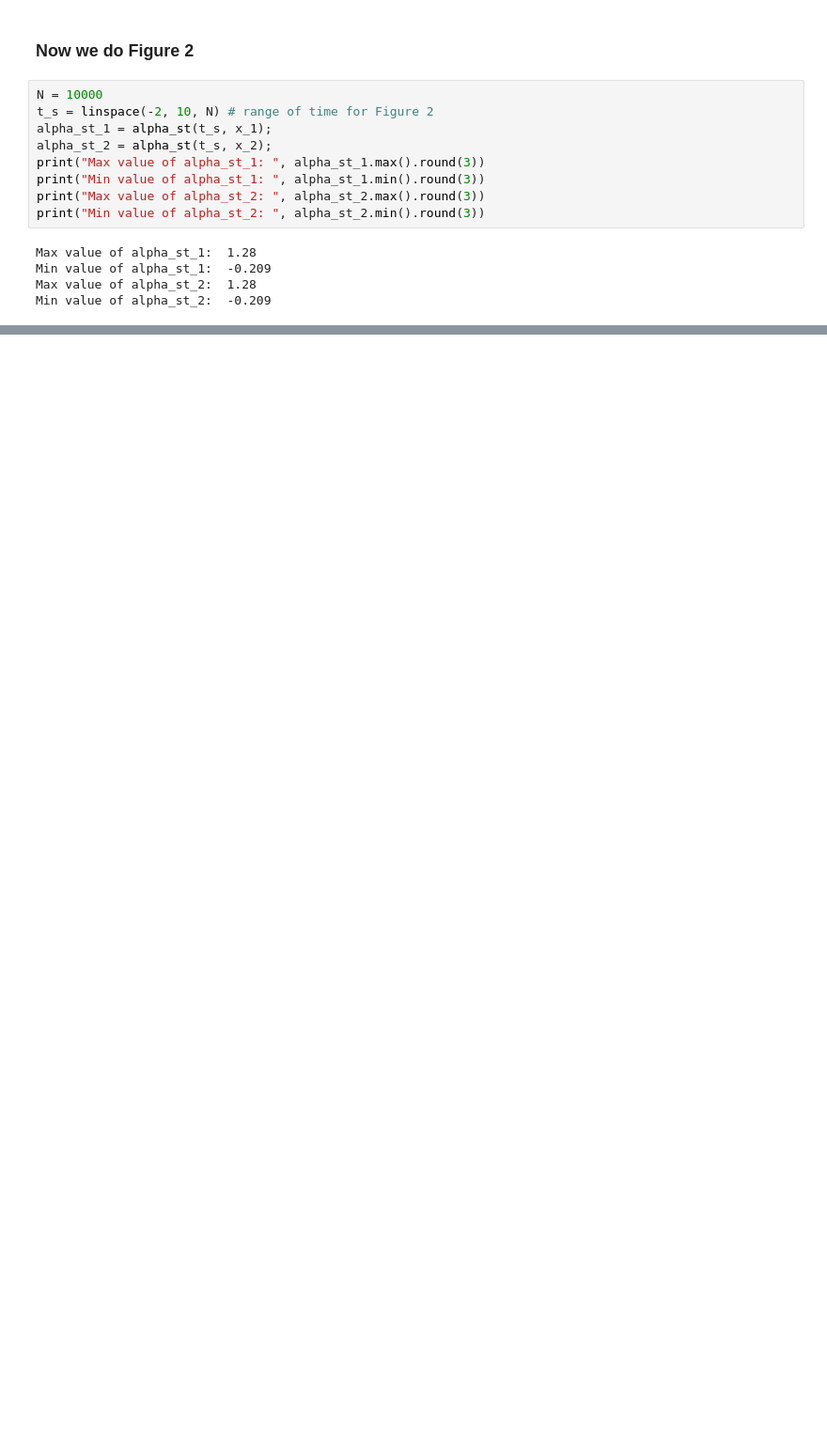
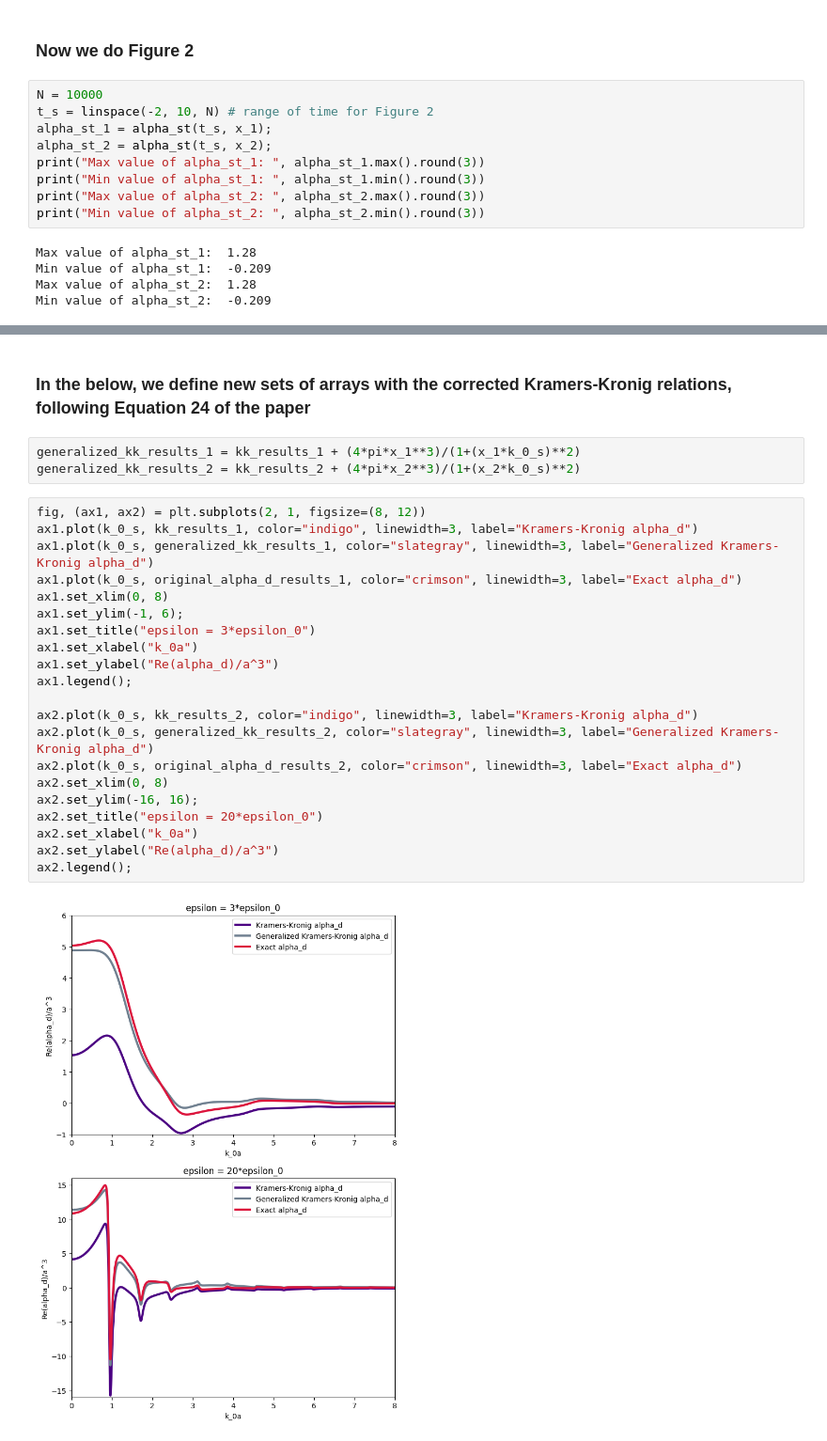
Before and after one commit to AliGhorashiCMT/Coherent-Perfect-Absorption, a Jupyter notebook: spheres/Generalized Kramers Kronig.ipynb, the cells around one changed output, grey strips where cells are left out. Shown at 94% size. Cells and saved outputs as stored; diff of their text form; blank space fills up the shorter version.

Commit message:
finalized Andrea paper jupyter notebook

```diff
--- a/spheres/Generalized Kramers Kronig.ipynb
+++ b/spheres/Generalized Kramers Kronig.ipynb
@@ -137,0 +230,28 @@ ax.set_title("Polarizability in the time domain");
+# %% [markdown]
+### In the below, we define new sets of arrays with the corrected Kramers-Kronig relations, following Equation 24 of the paper
+# %%
+generalized_kk_results_1 = kk_results_1 + (4*pi*x_1**3)/(1+(x_1*k_0_s)**2)
+generalized_kk_results_2 = kk_results_2 + (4*pi*x_2**3)/(1+(x_2*k_0_s)**2)
+# %%
+fig, (ax1, ax2) = plt.subplots(2, 1, figsize=(8, 12))
+ax1.plot(k_0_s, kk_results_1, color="indigo", linewidth=3, label="Kramers-Kronig alpha_d")
+ax1.plot(k_0_s, generalized_kk_results_1, color="slategray", linewidth=3, label="Generalized Kramers-Kronig alpha_d")
+ax1.plot(k_0_s, original_alpha_d_results_1, color="crimson", linewidth=3, label="Exact alpha_d")
+ax1.set_xlim(0, 8)
+ax1.set_ylim(-1, 6);
+ax1.set_title("epsilon = 3*epsilon_0")
+ax1.set_xlabel("k_0a")
+ax1.set_ylabel("Re(alpha_d)/a^3")
+ax1.legend();
+
+ax2.plot(k_0_s, kk_results_2, color="indigo", linewidth=3, label="Kramers-Kronig alpha_d")
+ax2.plot(k_0_s, generalized_kk_results_2, color="slategray", linewidth=3, label="Generalized Kramers-Kronig alpha_d")
+ax2.plot(k_0_s, original_alpha_d_results_2, color="crimson", linewidth=3, label="Exact alpha_d")
+ax2.set_xlim(0, 8)
+ax2.set_ylim(-16, 16);
+ax2.set_title("epsilon = 20*epsilon_0")
+ax2.set_xlabel("k_0a")
+ax2.set_ylabel("Re(alpha_d)/a^3")
+ax2.legend();
+# %% [output]
+[figure, added]
```
Also changed, not shown: parts of 7 cells of this notebook.
